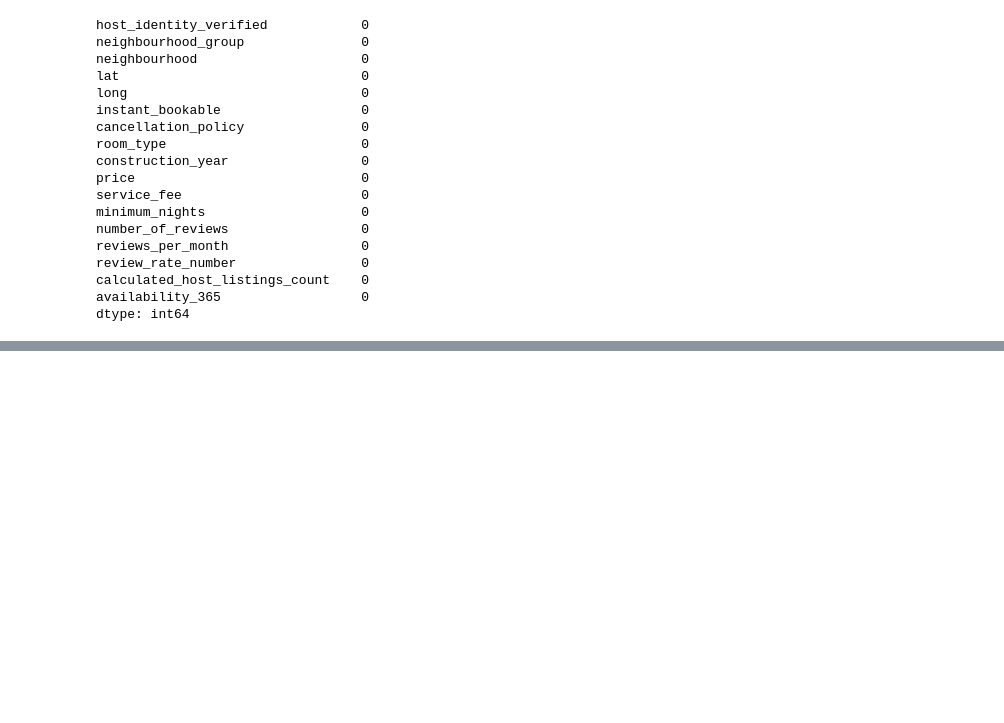
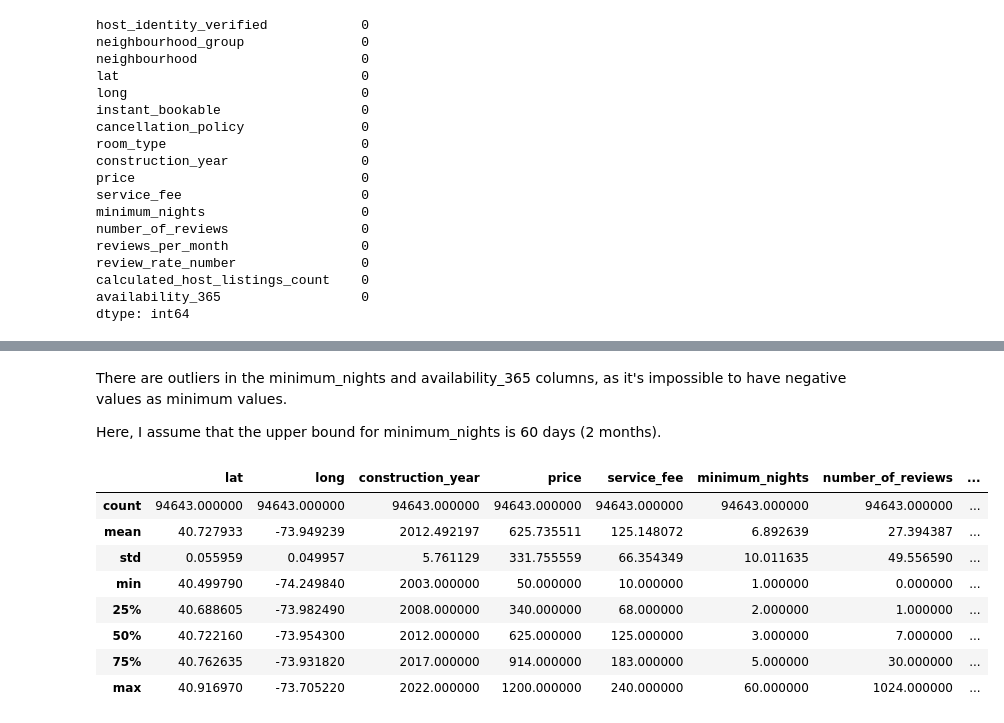
Before and after one commit to martharegina/airbnb_listings, a Jupyter notebook: airbnb_price_analysis.ipynb, the cells around one changed output, grey strips where cells are left out. Saved outputs shown, nothing was run; the diff lists cells and outputs as text; code cells hidden in the pictures; blank space fills up the shorter version.

```diff
--- a/airbnb_price_analysis.ipynb
+++ b/airbnb_price_analysis.ipynb
@@ -221,0 +216,4 @@ data.describe()
+# %% [markdown]
+There are outliers in the minimum_nights and availability_365 columns, as it's impossible to have negative values as minimum values.
+
+Here, I assume that the upper bound for minimum_nights is 60 days (2 months).
@@ -221,0 +224,14 @@ data.describe()
+# %%
+# Recheck the dataset for possible outliers
+data.reset_index(drop=True, inplace=True)
+data.describe()
+# %% [output]
+|  | lat | long | construction_year | price | service_fee | minimum_nights | number_of_reviews | ... |
+| count | 94643.000000 | 94643.000000 | 94643.000000 | 94643.000000 | 94643.000000 | 94643.000000 | 94643.000000 | ... |
+| mean | 40.727933 | -73.949239 | 2012.492197 | 625.735511 | 125.148072 | 6.892639 | 27.394387 | ... |
+| std | 0.055959 | 0.049957 | 5.761129 | 331.755559 | 66.354349 | 10.011635 | 49.556590 | ... |
+| min | 40.499790 | -74.249840 | 2003.000000 | 50.000000 | 10.000000 | 1.000000 | 0.000000 | ... |
+| 25% | 40.688605 | -73.982490 | 2008.000000 | 340.000000 | 68.000000 | 2.000000 | 1.000000 | ... |
+| 50% | 40.722160 | -73.954300 | 2012.000000 | 625.000000 | 125.000000 | 3.000000 | 7.000000 | ... |
+| 75% | 40.762635 | -73.931820 | 2017.000000 | 914.000000 | 183.000000 | 5.000000 | 30.000000 | ... |
+| max | 40.916970 | -73.705220 | 2022.000000 | 1200.000000 | 240.000000 | 60.000000 | 1024.000000 | ... |
```
Also changed, not shown: parts of 7 cells of this notebook.
